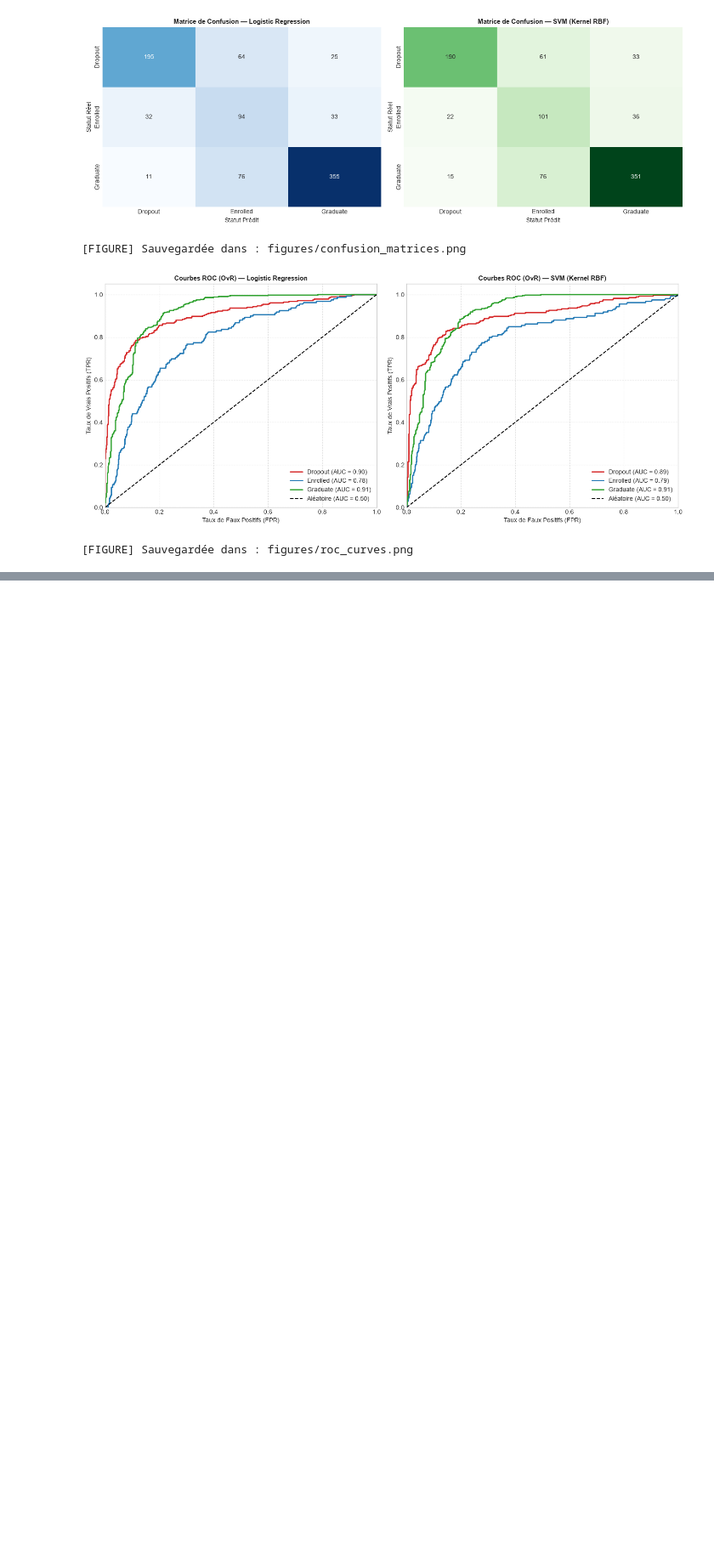
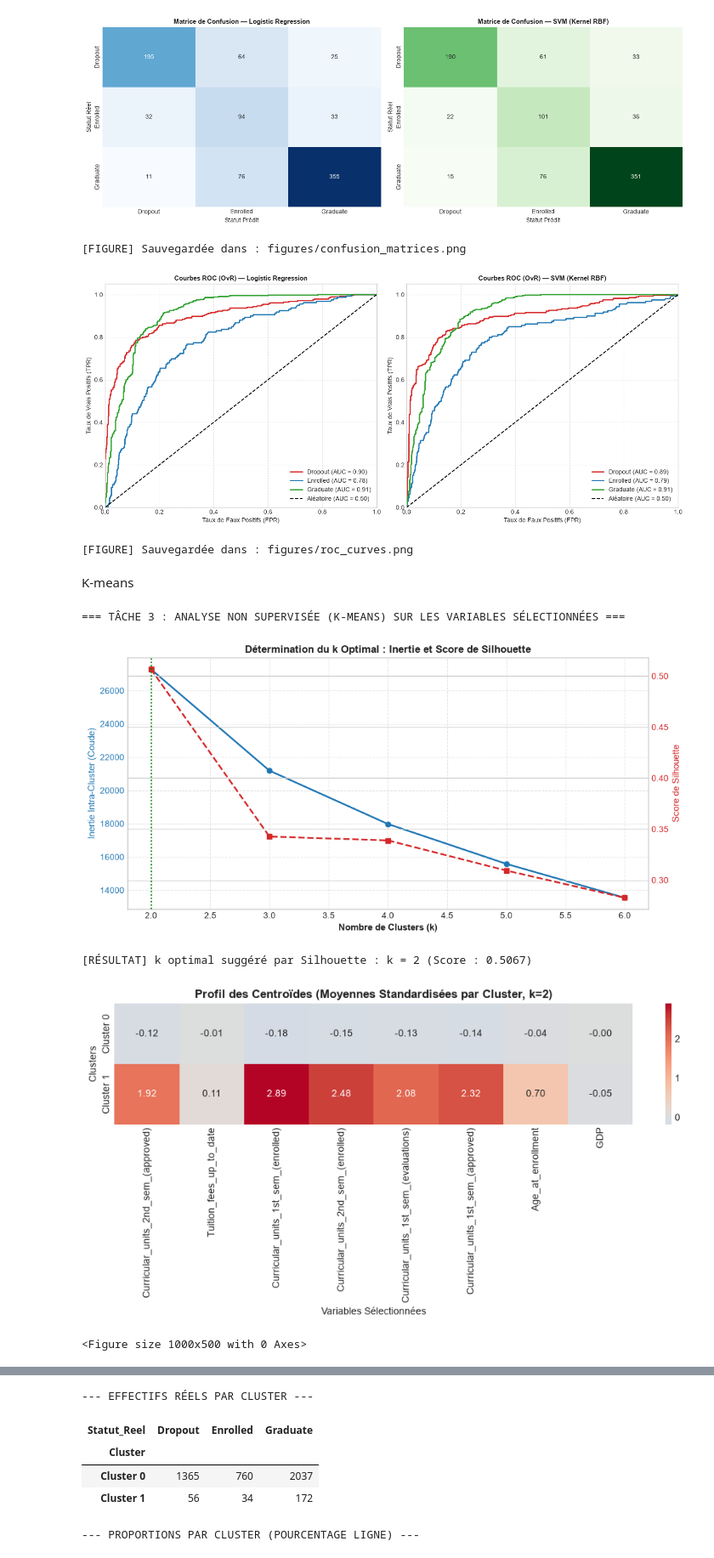
Before and after one commit to ayadiyassib/projet_dropout_ml, a Jupyter notebook: projet_ml_dropout.ipynb, the cells around one changed output, grey strips where cells are left out. Shown at 85% size. Saved outputs shown, nothing was run; the diff lists cells and outputs as text; code cells hidden in the pictures; blank space fills up the shorter version.

Commit message:
completed k-means

```diff
--- a/projet_ml_dropout.ipynb
+++ b/projet_ml_dropout.ipynb
@@ -140,3 +140,37 @@ weighted avg       0.76      0.73      0.74       885
 [FIGURE] Sauvegardée dans : figures/confusion_matrices.png
 [figure]
 [FIGURE] Sauvegardée dans : figures/roc_curves.png
+# %% [markdown]
+K-means
+# %%
+from src.kmeans_analysis import find_optimal_k, run_kmeans_and_profile
+
+print("=== TÂCHE 3 : ANALYSE NON SUPERVISÉE (K-MEANS) SUR LES VARIABLES SÉLECTIONNÉES ===")
+
+# Préparation de l'ensemble standardisé complet (X_train + X_test standardisés) sur les 8 variables
+X_all_sc = pd.concat([X_tr_sc, X_te_sc])[selected_features].values
+y_all_names = [inv_mapping[val] for val in np.concatenate([y_tr, y_te])]
+
+# 1. Recherche du nombre optimal de clusters k (Silhouette Score)
+best_k, silhouettes = find_optimal_k(X_all_sc, k_range=range(2, 7))
+
+# 2. Exécution du K-Means avec le k optimal et interprétation des profils
+# (Note : Si best_k est 2 ou 3, on peut aussi tester k=3 pour voir s'il colle aux 3 classes du problème)
+df_centroids, cross_counts, cross_pct = run_kmeans_and_profile(
+    X_sc_selected=X_all_sc,
+    y_true_names=y_all_names,
+    optimal_k=best_k,
+    feature_names=selected_features
+)
+
+print("\n--- EFFECTIFS RÉELS PAR CLUSTER ---")
+display(cross_counts)
+
+print("\n--- PROPORTIONS PAR CLUSTER (POURCENTAGE LIGNE) ---")
+display(cross_pct.round(2))
+# %% [output]
+=== TÂCHE 3 : ANALYSE NON SUPERVISÉE (K-MEANS) SUR LES VARIABLES SÉLECTIONNÉES ===
+[figure, added]
+[RÉSULTAT] k optimal suggéré par Silhouette : k = 2 (Score : 0.5067)
+[figure, added]
+<Figure size 1000x500 with 0 Axes>
@@ -142,0 +178,6 @@ weighted avg       0.76      0.73      0.74       885
+--- EFFECTIFS RÉELS PAR CLUSTER ---
+| Statut_Reel | Dropout | Enrolled | Graduate |
+| Cluster |  |  |  |
+| Cluster 0 | 1365 | 760 | 2037 |
+| Cluster 1 | 56 | 34 | 172 |
+--- PROPORTIONS PAR CLUSTER (POURCENTAGE LIGNE) ---
```
Also changed, not shown: parts of 1 cell of this notebook, 7 other files.
